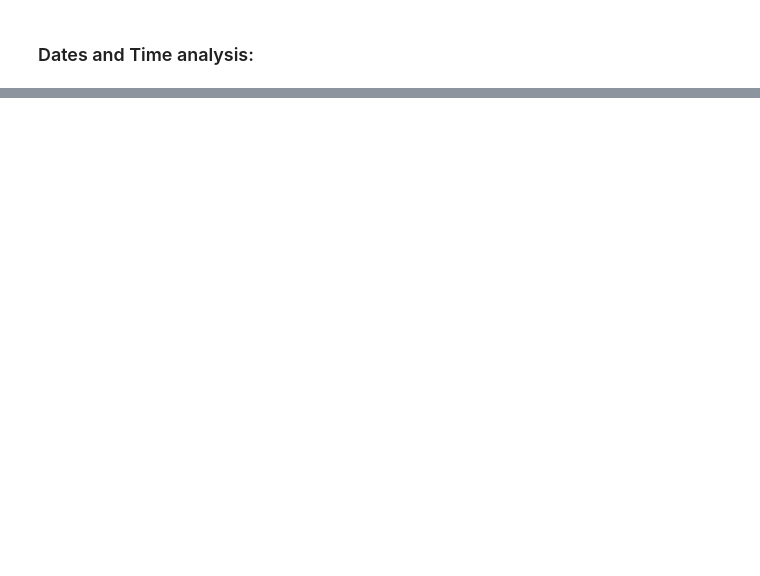
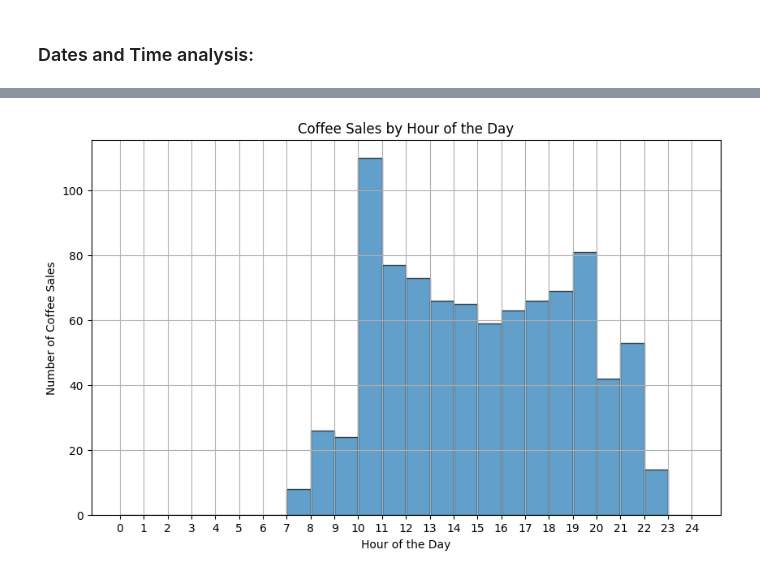
Before and after one commit to JoshuaFarara/KaggleWorld, a Jupyter notebook: notebooks/cofee_sales/coffee_sales_analyisis.ipynb, the cells around one changed output, grey strips where cells are left out. Drawn from its saved outputs; the diff is of its cells as text; code cells hidden in the pictures; blank space fills up the shorter version.

```diff
--- a/notebooks/cofee_sales/coffee_sales_analyisis.ipynb
+++ b/notebooks/cofee_sales/coffee_sales_analyisis.ipynb
@@ -499,0 +465,5 @@ plt.close()
+# %%
+df['datetime']= pd.to_datetime(df['datetime'])
+# Check type for the time column
+# df['datetime'].info
+df['datetime'].head(10)
@@ -499,0 +484,15 @@ plt.close()
+# %%
+# Extract the hour of the day from the 'Time' column
+df['hour'] = df['datetime'].dt.hour
+
+# Create a histogram to visualize UFO sightings by hour
+plt.figure(figsize=(10, 6))
+plt.hist(df['hour'], bins=24, range=(0, 24), edgecolor='black', alpha=0.7)
+plt.xlabel('Hour of the Day')
+plt.ylabel('Number of Coffee Sales')
+plt.title('Coffee Sales by Hour of the Day')
+plt.xticks(range(0, 25))
+plt.grid(True)
+plt.show()
+# %% [output]
+[figure, added]
```
Also changed, not shown: parts of 18 cells of this notebook.
